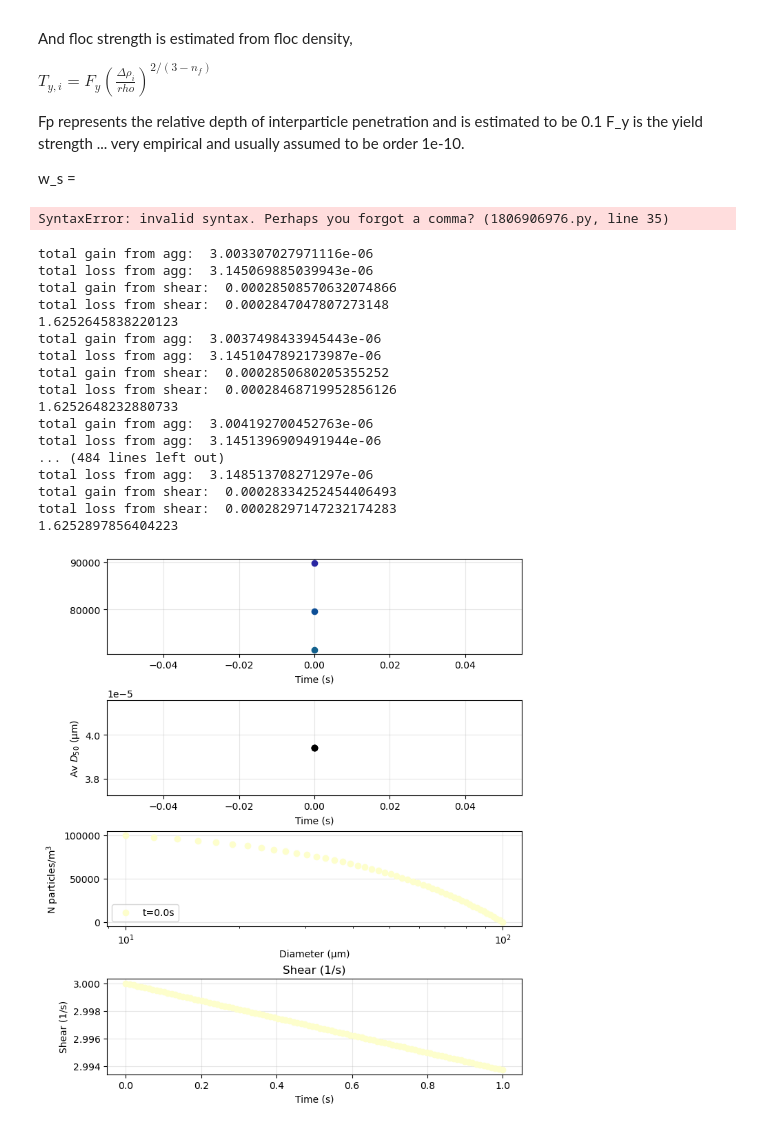
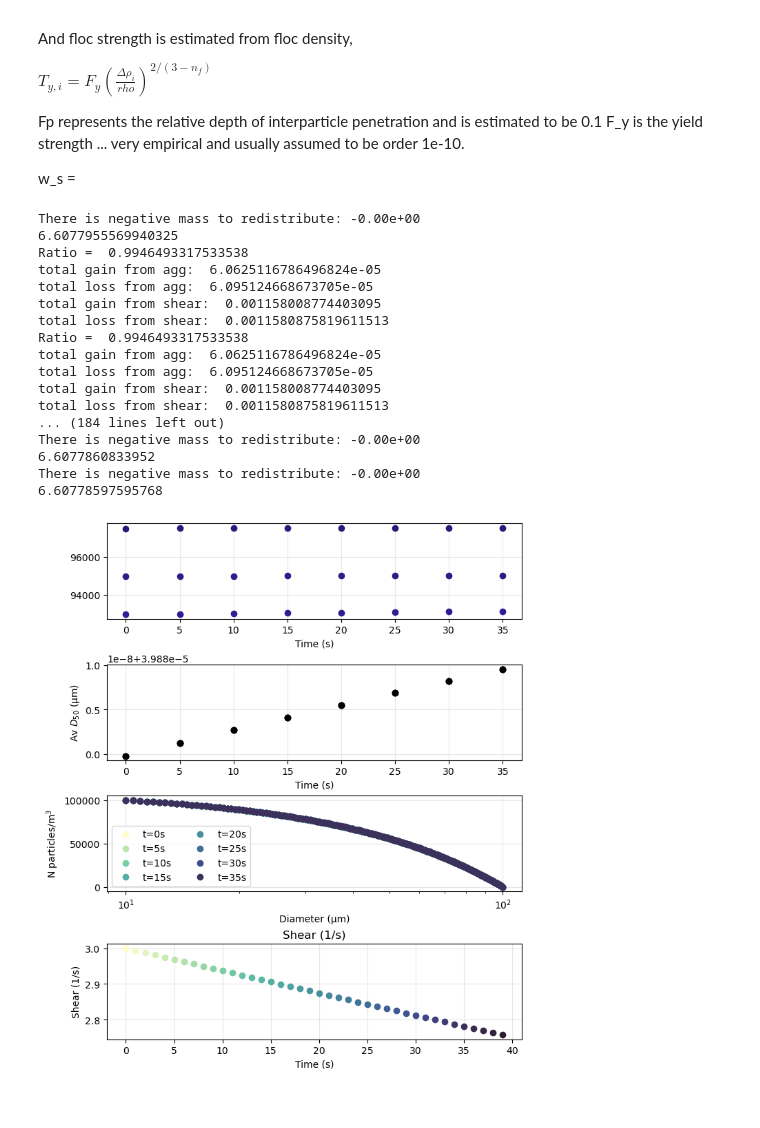
Before and after one commit to sienna-white/enkf_sediment, a Jupyter notebook: floc_mod.ipynb, the cells around one changed output. Saved outputs shown, nothing was run; the diff lists cells and outputs as text; code cells hidden in the pictures.

```diff
--- a/floc_mod.ipynb
+++ b/floc_mod.ipynb
@@ -96,7 +96,7 @@ Fy = 1e-10              # yield strength (N)
 beta_2 = 1.5            # winterwerp (2002)
 beta_3 = 3 - nf         # winterwerp (2002)
 
-N = 50  # number of size classes
+N = 200  # number of size classes
 D = np.linspace(1e-5, 1e-4, N)  # particle diameters from 1 micron to 1 mm
 n = np.zeros(N) + np.linspace(1e5, 1e4, N)  # number concentration in each size class (particles/m^3)
 
@@ -142,7 +142,10 @@ def calculate_mass(D, floc_density):
 floc_density = calculate_density(D)
 ws = calculate_w_s(D, floc_density)
 mass = calculate_mass(D, floc_density)
-
+mass_ratio = np.zeros((N,N))
+for i in range(N):
+    for j in range(N):
+        mass_ratio[i,j] = mass[i]/mass[j]
 
 # calculate once since diameters don't change
 collision_matrix = np.zeros((N,N))
@@ -174,8 +177,8 @@ def g1(k, G):
         for i in range(k):
             if i + j == k:
                 # j = k - i
-                g1_ += alpha * A(G,i,j) * n[i] * n[j]
-    g1_ *= 0.5
+                g1_ += alpha * A(G,i,j) * n[i] * n[j] #* (mass_ratio[i,k] * mass_ratio[j,k])
+    g1_ *= 0.64 #5
     return g1_
 
 
@@ -183,8 +186,8 @@ def g1(k, G):
 def l1(k, G):
     # Loss due to collisions for class k
     l1_ = 0
-    for i in range(k): # SW was N
-        l1_ += alpha * A(G,i,k) * n[i] * n[k]
+    for i in range(N-1): # SW was N
+        l1_ += alpha * A(G,i,k) * n[i] * n[k] #* (mass_ratio[i,k])
     return l1_
 
 
@@ -334,7 +337,7 @@ def flocmod_mass_redistribute(n, N):
     # Set negative entries to zero in temporary array
     NNtmp[neg_mask] = 0.0
 
-    print("There is negative mass to redistribute: %2.2e" mneg)
+    print("There is negative mass to redistribute: %2.2e" % mneg)
     if mneg > 0.0:
         if npos == 0:
             raise RuntimeError(
@@ -352,8 +355,6 @@ def flocmod_mass_redistribute(n, N):
                 n[iv] = 0.0
 
     return n
-# %% [output]
-SyntaxError: invalid syntax. Perhaps you forgot a comma? (1806906976.py, line 35)
 # %%
 import cmocean as cmo
 # n = np.zeros(N) + np.linspace(1e5, 1e4, N)  # number concentration in each size class (particles/m^3)
@@ -369,9 +370,9 @@ colors = [cmo.cm.haline(k/N) for k in particles2plot]
 
 n = np.zeros(N) + np.linspace(1e5, 1e2, N)  # number concentration in each size class (particles/m^3)
 
-for t in np.linspace(0, dt, 100):
+for t in range(40):
     G = 3  - np.sin(t/1000 * 2 * np.pi)   # shear rate varies between 1 and 19 1/s
-    axs[3].plot(t, G, 'o', color=cmo.cm.deep(t/1000))
+    axs[3].plot(t, G, 'o', color=cmo.cm.deep(t/40))
 
     g1_ = np.zeros(N)
     l1_ = np.zeros(N)
@@ -385,64 +386,63 @@ for t in np.linspace(0, dt, 100):
         l2_[k] = l2(k, G)*dt
 
 
-    print("total gain from agg: ", sum(g1_*mass))
-    print("total loss from agg: ", sum(l1_*mass))
-    print("total gain from shear: ", sum(g2_*mass))
-    print("total loss from shear: ", sum(l2_*mass))
         # agg (+)   agg(-)  shear(+)    shear(-)
     n +=  g1_ -   l1_  +  g2_    -    l2_
     flocmod_mass_redistribute(n, N)
     print(sum(mass * n))
-    if t % 20 == 0:
+    if t % 5 == 0:
         for k, color in zip(particles2plot, colors):
             axs[0].plot(t, n[k], 'o', color = color)
 
             weighted_average = np.average(D, weights=n)
             axs[1].plot(t, weighted_average, 'o', color = 'black')
 
+            print("Ratio = ",(sum(g1_*mass)/sum(l1_*mass)))
+            print("total gain from agg: ", sum(g1_*mass))
+            print("total loss from agg: ", sum(l1_*mass))
+            print("total gain from shear: ", sum(g2_*mass))
+            print("total loss from shear: ", sum(l2_*mass))
 
-
-
-        axs[2].plot(D*1e6, n, 'o', color=cmo.cm.deep(t/1000), label=f't={t}s')
+        axs[2].plot(D*1e6, n, 'o', color=cmo.cm.deep(t/40), label=f't={t}s')
 
 
 axs[1].set_ylabel("Av $D_{50}$ (μm)")
 
 axs[2].set_xscale('log')
 axs[2].legend(loc='lower left', ncols=2, fontsize=10)
 axs[2].set_xlabel('Diameter (μm)')
 axs[2].set_ylabel('N particles/m$^3$')
 
 
 axs[3].set_title("Shear (1/s)")
 axs[3].set_ylabel("Shear (1/s)")
 axs[3].set_xlabel("Time (s)")
 
 
 axs[0].set_xlabel("Time (s)")
 axs[1].set_xlabel("Time (s)")
 
 for ax in axs:
     ax.grid(alpha=0.3)
 # %% [output]
-total gain from agg:  3.003307027971116e-06
-total loss from agg:  3.145069885039943e-06
-total gain from shear:  0.00028508570632074866
-total loss from shear:  0.0002847047807273148
-1.6252645838220123
-total gain from agg:  3.0037498433945443e-06
-total loss from agg:  3.1451047892173987e-06
-total gain from shear:  0.0002850680205355252
-total loss from shear:  0.00028468719952856126
-1.6252648232880733
-total gain from agg:  3.004192700452763e-06
-total loss from agg:  3.1451396909491944e-06
-... (484 lines left out)
-total loss from agg:  3.148513708271297e-06
-total gain from shear:  0.00028334252454406493
-total loss from shear:  0.00028297147232174283
-1.6252897856404223
+There is negative mass to redistribute: -0.00e+00
+6.6077955569940325
+Ratio =  0.9946493317533538
+total gain from agg:  6.0625116786496824e-05
+total loss from agg:  6.095124668673705e-05
+total gain from shear:  0.001158008774403095
+total loss from shear:  0.0011580875819611513
+Ratio =  0.9946493317533538
+total gain from agg:  6.0625116786496824e-05
+total loss from agg:  6.095124668673705e-05
+total gain from shear:  0.001158008774403095
+total loss from shear:  0.0011580875819611513
+... (184 lines left out)
+There is negative mass to redistribute: -0.00e+00
+6.6077860833952
+There is negative mass to redistribute: -0.00e+00
+6.60778597595768
-[figure, old version]
+[figure, new version]
 # %%
 # # Shear break-up
 # These terms represent the gain and loss of k-class particles
```
Also changed, not shown: parts of 2 cells of this notebook, 2 other files.
